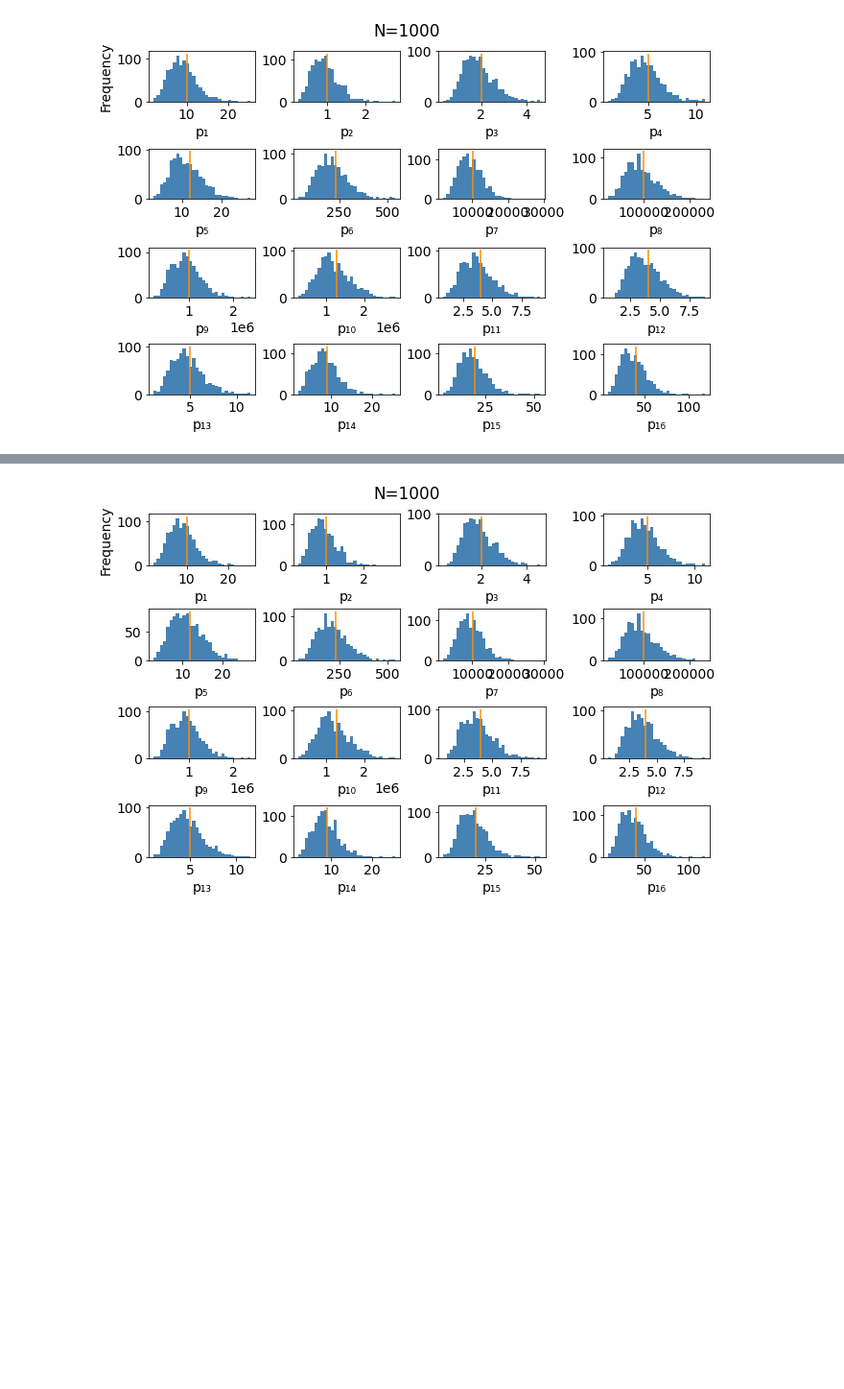
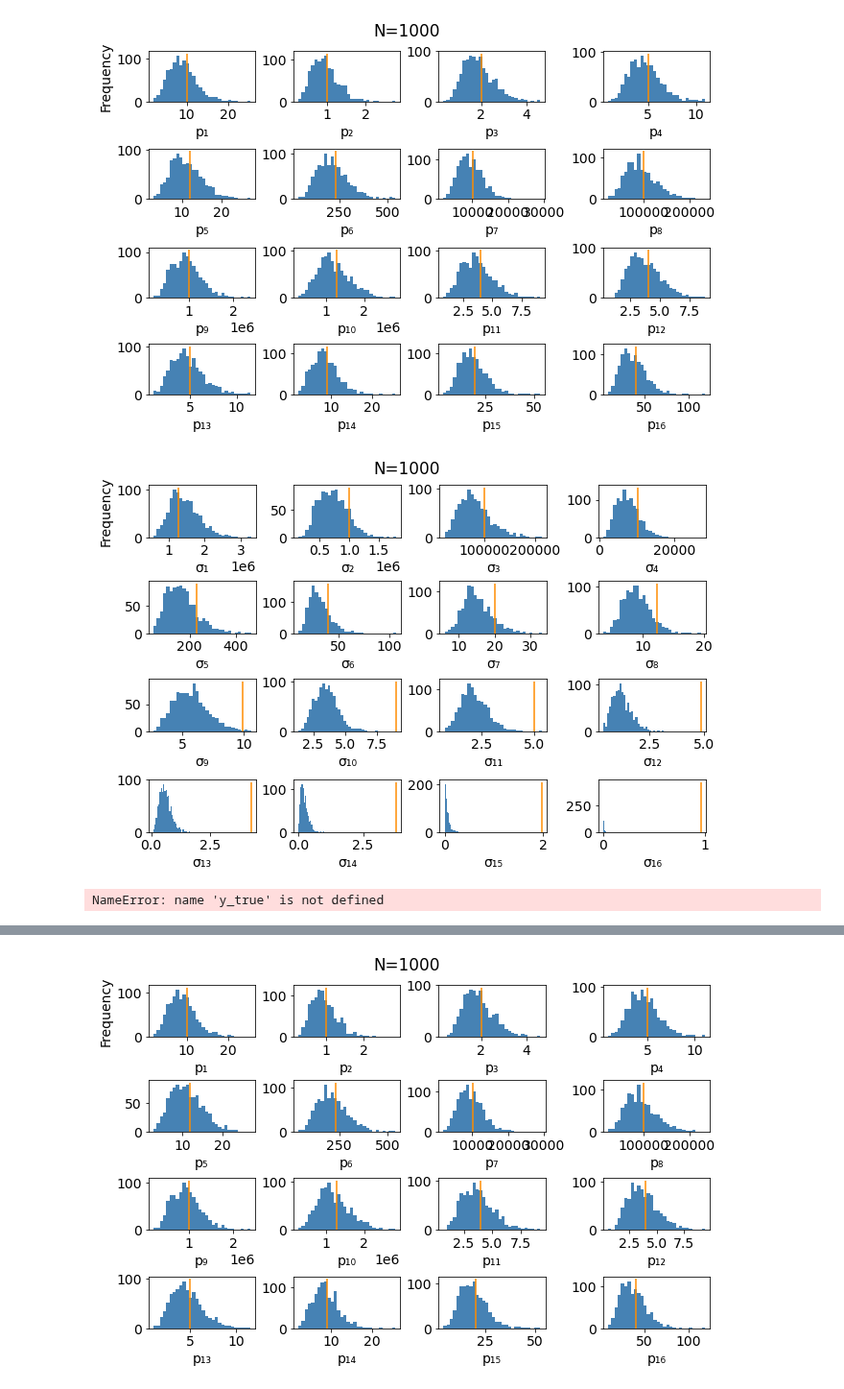
Before and after one commit to ajipalar/pynet, a Jupyter notebook: devel/WishartSyntheticBenchmark.ipynb, the cells around one changed output, grey strips where cells are left out. Shown at 96% size. Cells and saved outputs as stored; diff of their text form; code cells hidden in the pictures; blank space fills up the shorter version.

```diff
--- a/devel/WishartSyntheticBenchmark.ipynb
+++ b/devel/WishartSyntheticBenchmark.ipynb
@@ -994,3 +1037,13 @@ ground_truth_pair_plot(A, K_theta, title1="A",
 do_gridplot(exp, decomposition="prec")
 # %% [output]
 [figure]
+# %%
+do_gridplot(exp, decomposition="svd")
+# %% [output]
+[figure, added]
+# %%
+assert A.shape == (p, p)
+assert np.sum(A[diag]) == 0
+accs, aps, t, tp = get_accuracies_and_precisions(A, exp)
+# %% [output]
+NameError: name 'y_true' is not defined
```
Also changed, not shown: parts of 39 cells of this notebook, 1 other file.
